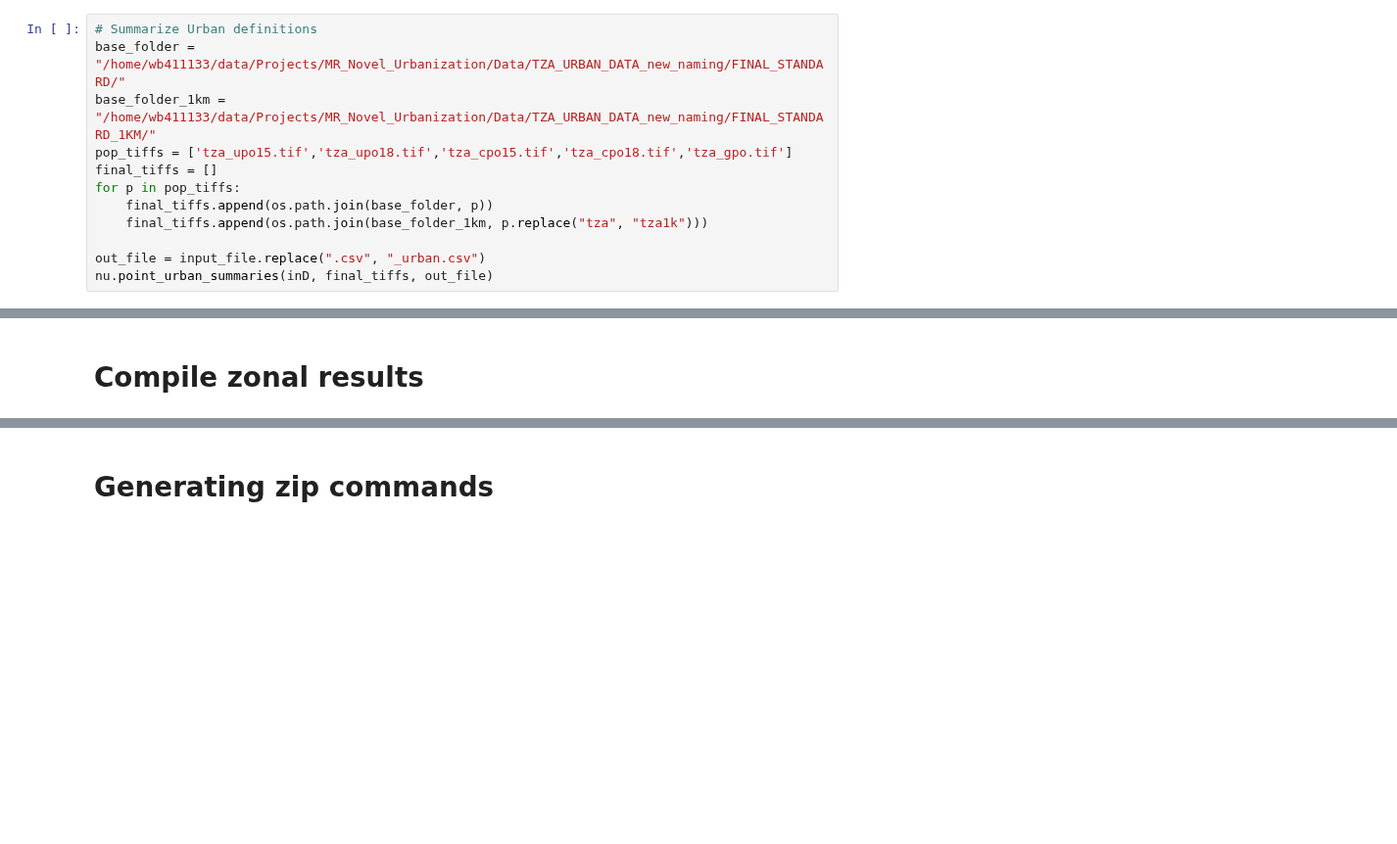
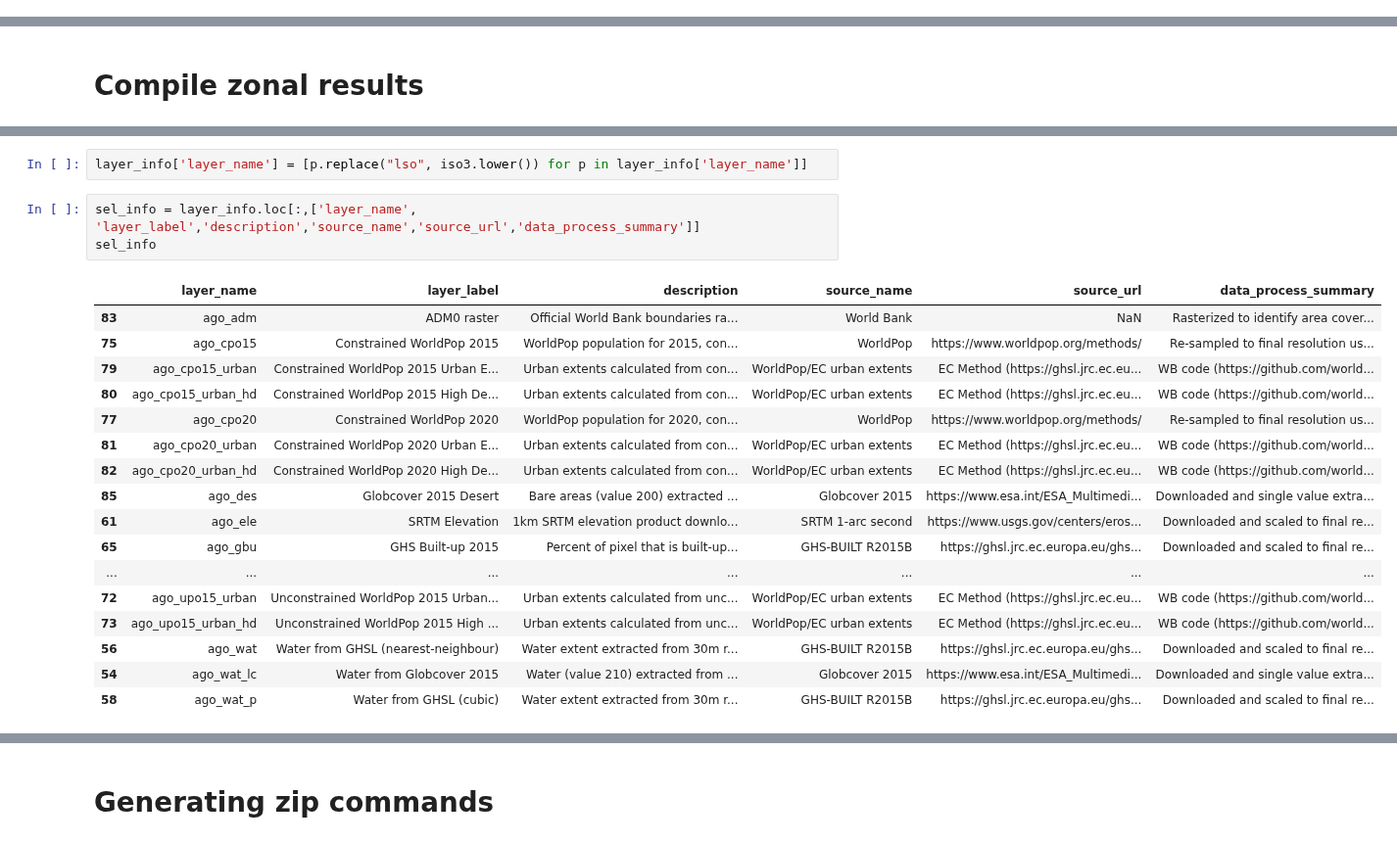
Before and after one commit to worldbank/GOSTurban, a Jupyter notebook: Notebooks/Implementations/URB_SEAU1_NovelUrbanization/URB_SEAU1_B_A_Ka_NovelUrbanizaton.ipynb, the cells around one changed output, grey strips where cells are left out. Shown at 98% size. Drawn from its saved outputs; the diff is of its cells as text; blank space fills up the shorter version.

```diff
--- a/Notebooks/Implementations/URB_SEAU1_NovelUrbanization/URB_SEAU1_B_A_Ka_NovelUrbanizaton.ipynb
+++ b/Notebooks/Implementations/URB_SEAU1_NovelUrbanization/URB_SEAU1_B_A_Ka_NovelUrbanizaton.ipynb
@@ -285,12 +149,0 @@ inD = gpd.GeoDataFrame(inD, geometry=geoms, crs={'init':'epsg:4326'})
-# %%
-# Summarize Urban definitions
-base_folder = "/home/wb411133/data/Projects/MR_Novel_Urbanization/Data/TZA_URBAN_DATA_new_naming/FINAL_STANDARD/"
-base_folder_1km = "/home/wb411133/data/Projects/MR_Novel_Urbanization/Data/TZA_URBAN_DATA_new_naming/FINAL_STANDARD_1KM/"
-pop_tiffs = ['tza_upo15.tif','tza_upo18.tif','tza_cpo15.tif','tza_cpo18.tif','tza_gpo.tif']
-final_tiffs = []
-for p in pop_tiffs:
-    final_tiffs.append(os.path.join(base_folder, p))
-    final_tiffs.append(os.path.join(base_folder_1km, p.replace("tza", "tza1k")))
-
-out_file = input_file.replace(".csv", "_urban.csv")
-nu.point_urban_summaries(inD, final_tiffs, out_file)
@@ -393,0 +241,23 @@ UGA: UGA_URBAN_ADMIN2_STATS_COMPILED.csv
+# %%
+layer_info['layer_name'] = [p.replace("lso", iso3.lower()) for p in layer_info['layer_name']]
+# %%
+sel_info = layer_info.loc[:,['layer_name', 'layer_label','description','source_name','source_url','data_process_summary']]
+sel_info
+# %% [output]
+|  | layer_name | layer_label | description | source_name | source_url | data_process_summary |
+| 83 | ago_adm | ADM0 raster | Official World Bank boundaries ra... | World Bank | NaN | Rasterized to identify area cover... |
+| 75 | ago_cpo15 | Constrained WorldPop 2015 | WorldPop population for 2015, con... | WorldPop | https://www.worldpop.org/methods/ | Re-sampled to final resolution us... |
+| 79 | ago_cpo15_urban | Constrained WorldPop 2015 Urban E... | Urban extents calculated from con... | WorldPop/EC urban extents | EC Method (https://ghsl.jrc.ec.eu... | WB code (https://github.com/world... |
+| 80 | ago_cpo15_urban_hd | Constrained WorldPop 2015 High De... | Urban extents calculated from con... | WorldPop/EC urban extents | EC Method (https://ghsl.jrc.ec.eu... | WB code (https://github.com/world... |
+| 77 | ago_cpo20 | Constrained WorldPop 2020 | WorldPop population for 2020, con... | WorldPop | https://www.worldpop.org/methods/ | Re-sampled to final resolution us... |
+| 81 | ago_cpo20_urban | Constrained WorldPop 2020 Urban E... | Urban extents calculated from con... | WorldPop/EC urban extents | EC Method (https://ghsl.jrc.ec.eu... | WB code (https://github.com/world... |
+| 82 | ago_cpo20_urban_hd | Constrained WorldPop 2020 High De... | Urban extents calculated from con... | WorldPop/EC urban extents | EC Method (https://ghsl.jrc.ec.eu... | WB code (https://github.com/world... |
+| 85 | ago_des | Globcover 2015 Desert | Bare areas (value 200) extracted ... | Globcover 2015 | https://www.esa.int/ESA_Multimedi... | Downloaded and single value extra... |
+| 61 | ago_ele | SRTM Elevation | 1km SRTM elevation product downlo... | SRTM 1-arc second | https://www.usgs.gov/centers/eros... | Downloaded and scaled to final re... |
+| 65 | ago_gbu | GHS Built-up 2015 | Percent of pixel that is built-up... | GHS-BUILT R2015B | https://ghsl.jrc.ec.europa.eu/ghs... | Downloaded and scaled to final re... |
+| ... | ... | ... | ... | ... | ... | ... |
+| 72 | ago_upo15_urban | Unconstrained WorldPop 2015 Urban... | Urban extents calculated from unc... | WorldPop/EC urban extents | EC Method (https://ghsl.jrc.ec.eu... | WB code (https://github.com/world... |
+| 73 | ago_upo15_urban_hd | Unconstrained WorldPop 2015 High ... | Urban extents calculated from unc... | WorldPop/EC urban extents | EC Method (https://ghsl.jrc.ec.eu... | WB code (https://github.com/world... |
+| 56 | ago_wat | Water from GHSL (nearest-neighbour) | Water extent extracted from 30m r... | GHS-BUILT R2015B | https://ghsl.jrc.ec.europa.eu/ghs... | Downloaded and scaled to final re... |
+| 54 | ago_wat_lc | Water from Globcover 2015 | Water (value 210) extracted from ... | Globcover 2015 | https://www.esa.int/ESA_Multimedi... | Downloaded and single value extra... |
+| 58 | ago_wat_p | Water from GHSL (cubic) | Water extent extracted from 30m r... | GHS-BUILT R2015B | https://ghsl.jrc.ec.europa.eu/ghs... | Downloaded and scaled to final re... |
```
Also changed, not shown: parts of 29 cells of this notebook, 2 other files.
